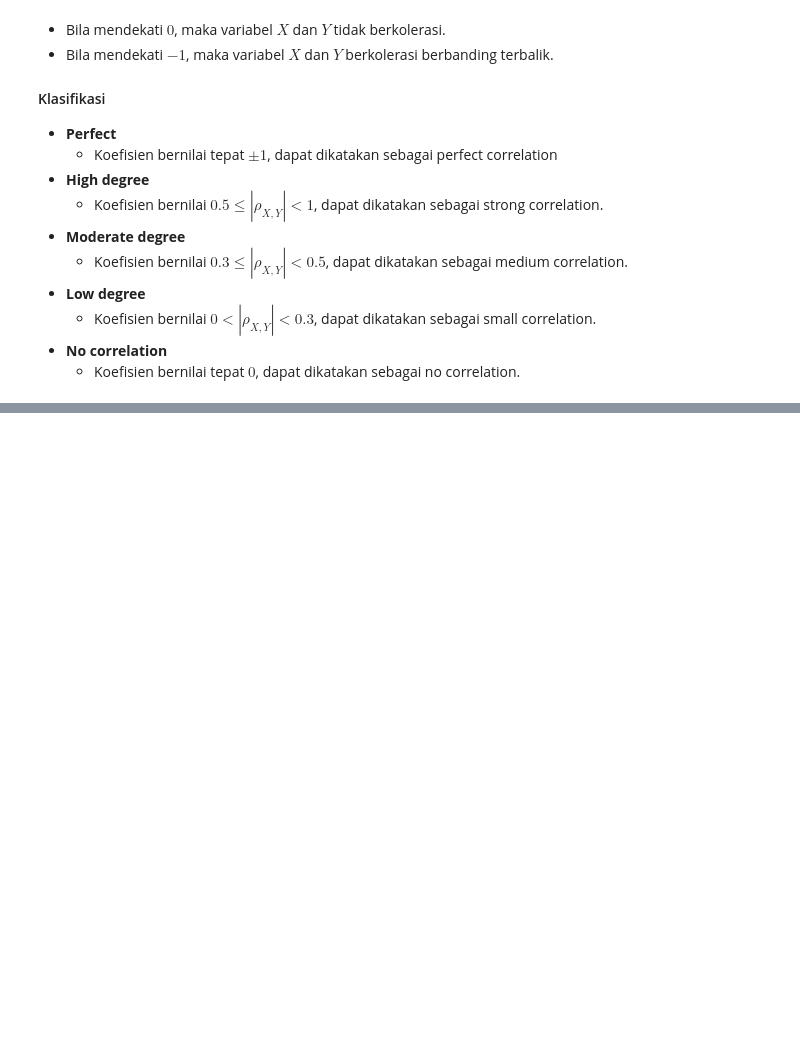
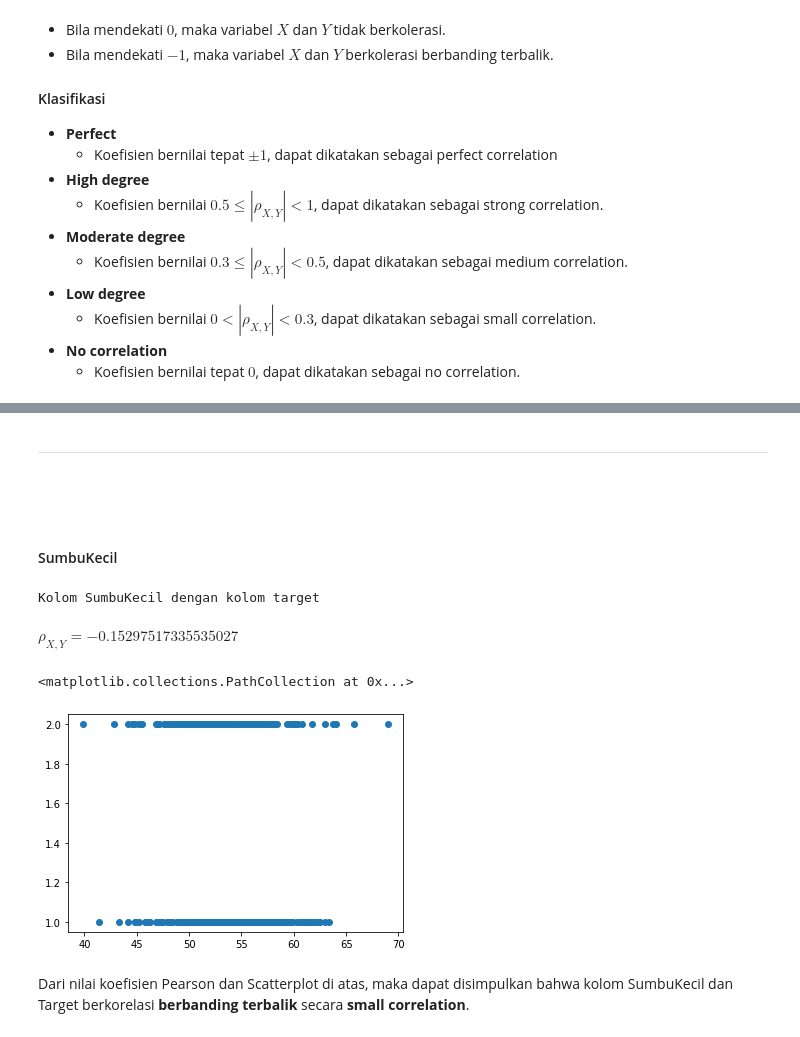
Before and after one commit to Lock1/IF2220-Probstat, a Jupyter notebook: TubesProbstat.ipynb, the cells around one changed output, grey strips where cells are left out. Saved outputs shown, nothing was run; the diff lists cells and outputs as text; code cells hidden in the pictures; blank space fills up the shorter version.

````diff
--- a/TubesProbstat.ipynb
+++ b/TubesProbstat.ipynb
@@ -866,0 +707,21 @@ sns.regplot(dataset["Ransum"], dataset["Target"])
+# %% [markdown]
+***
+```
+
+```
+# %% [markdown]
+#### SumbuKecil
+# %%
+printMarkdown("Kolom SumbuKecil dengan kolom target")
+rho = np.corrcoef(dataset["SumbuKecil"], dataset["Target"])
+printMarkdown("$\\rho_{X,Y} = " + str(rho[0][1]) + "$") # rho[0][1] = rho[1][0]. Dipilih satu untuk ditampilkan
+print()
+plt.scatter(dataset["SumbuKecil"], dataset["Target"])
+# %% [output]
+Kolom SumbuKecil dengan kolom target
+$\rho_{X,Y} = -0.15297517335535027$
+<matplotlib.collections.PathCollection at 0x...>
+[figure, added]
+# %% [markdown]
+Dari nilai koefisien Pearson dan Scatterplot di atas, maka dapat disimpulkan bahwa kolom SumbuKecil dan Target
+berkorelasi **berbanding terbalik** secara **small correlation**.
````
Also changed, not shown: parts of 83 cells of this notebook.
